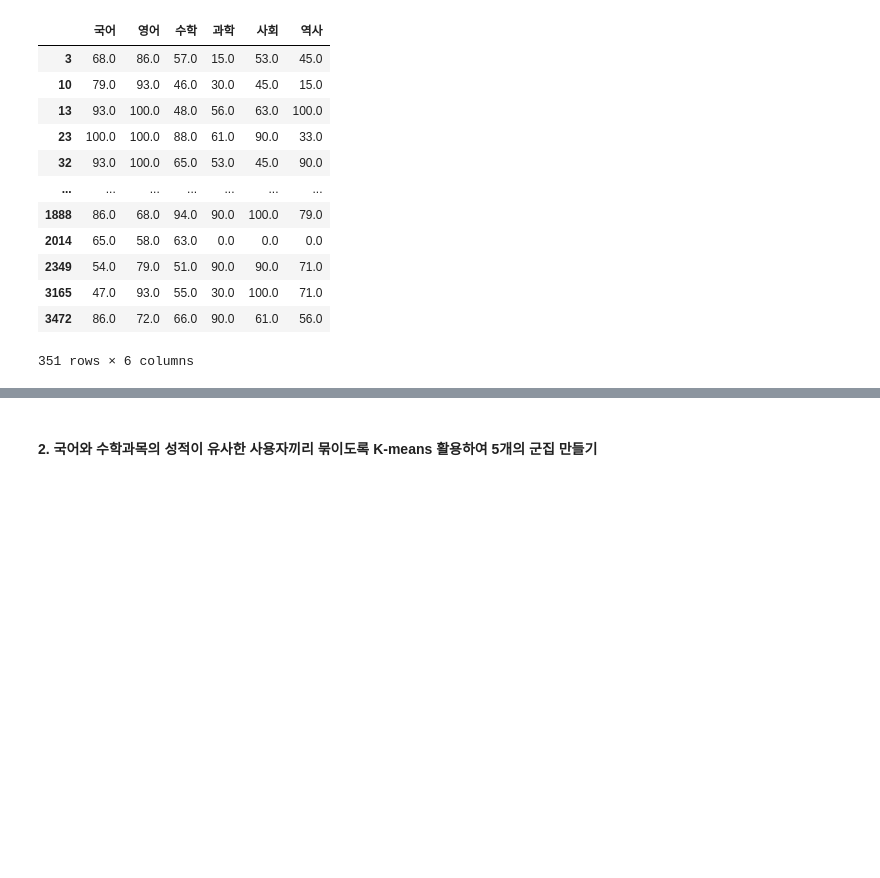
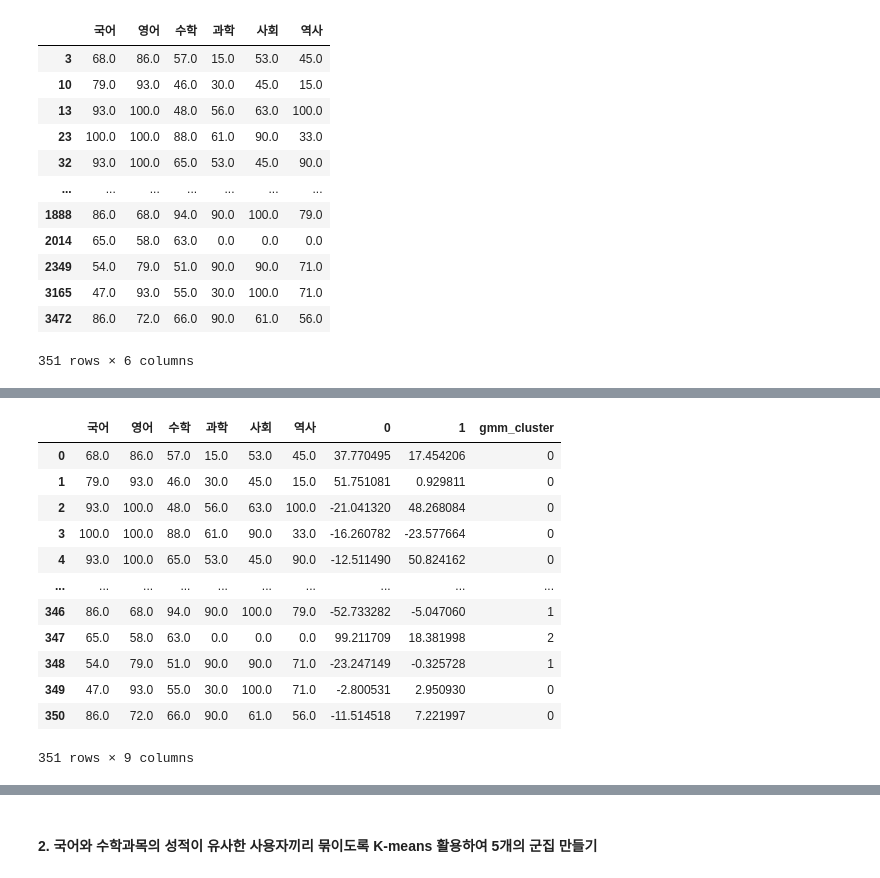
Before and after one commit to jhs9129/Machine-Learning, a Jupyter notebook: clustering.ipynb, the cells around one changed output, grey strips where cells are left out. Drawn from its saved outputs; the diff is of its cells as text; code cells hidden in the pictures; blank space fills up the shorter version.

```diff
--- a/clustering.ipynb
+++ b/clustering.ipynb
@@ -259,0 +260,3 @@ ploting_score(input_data)
+# %%
+middle1_score_df = pd.read_csv('./datasets/중1_밀크T중학_AI진단평가_개인별전과목점수.csv',index_col=0)
+df = middle1_score_df[['국어','영어','수학','과학','사회','역사']].dropna()
@@ -259,0 +315,17 @@ ploting_score(input_data)
+# %%
+df = pd.concat([df.reset_index(drop=True),df_pca], axis=1)
+df
+# %% [output]
+|  | 국어 | 영어 | 수학 | 과학 | 사회 | 역사 | 0 | 1 | gmm_cluster |
+| 0 | 68.0 | 86.0 | 57.0 | 15.0 | 53.0 | 45.0 | 37.770495 | 17.454206 | 0 |
+| 1 | 79.0 | 93.0 | 46.0 | 30.0 | 45.0 | 15.0 | 51.751081 | 0.929811 | 0 |
+| 2 | 93.0 | 100.0 | 48.0 | 56.0 | 63.0 | 100.0 | -21.041320 | 48.268084 | 0 |
+| 3 | 100.0 | 100.0 | 88.0 | 61.0 | 90.0 | 33.0 | -16.260782 | -23.577664 | 0 |
+| 4 | 93.0 | 100.0 | 65.0 | 53.0 | 45.0 | 90.0 | -12.511490 | 50.824162 | 0 |
+| ... | ... | ... | ... | ... | ... | ... | ... | ... | ... |
+| 346 | 86.0 | 68.0 | 94.0 | 90.0 | 100.0 | 79.0 | -52.733282 | -5.047060 | 1 |
+| 347 | 65.0 | 58.0 | 63.0 | 0.0 | 0.0 | 0.0 | 99.211709 | 18.381998 | 2 |
+| 348 | 54.0 | 79.0 | 51.0 | 90.0 | 90.0 | 71.0 | -23.247149 | -0.325728 | 1 |
+| 349 | 47.0 | 93.0 | 55.0 | 30.0 | 100.0 | 71.0 | -2.800531 | 2.950930 | 0 |
+| 350 | 86.0 | 72.0 | 66.0 | 90.0 | 61.0 | 56.0 | -11.514518 | 7.221997 | 0 |
+351 rows × 9 columns
```
Also changed, not shown: parts of 29 cells of this notebook.
